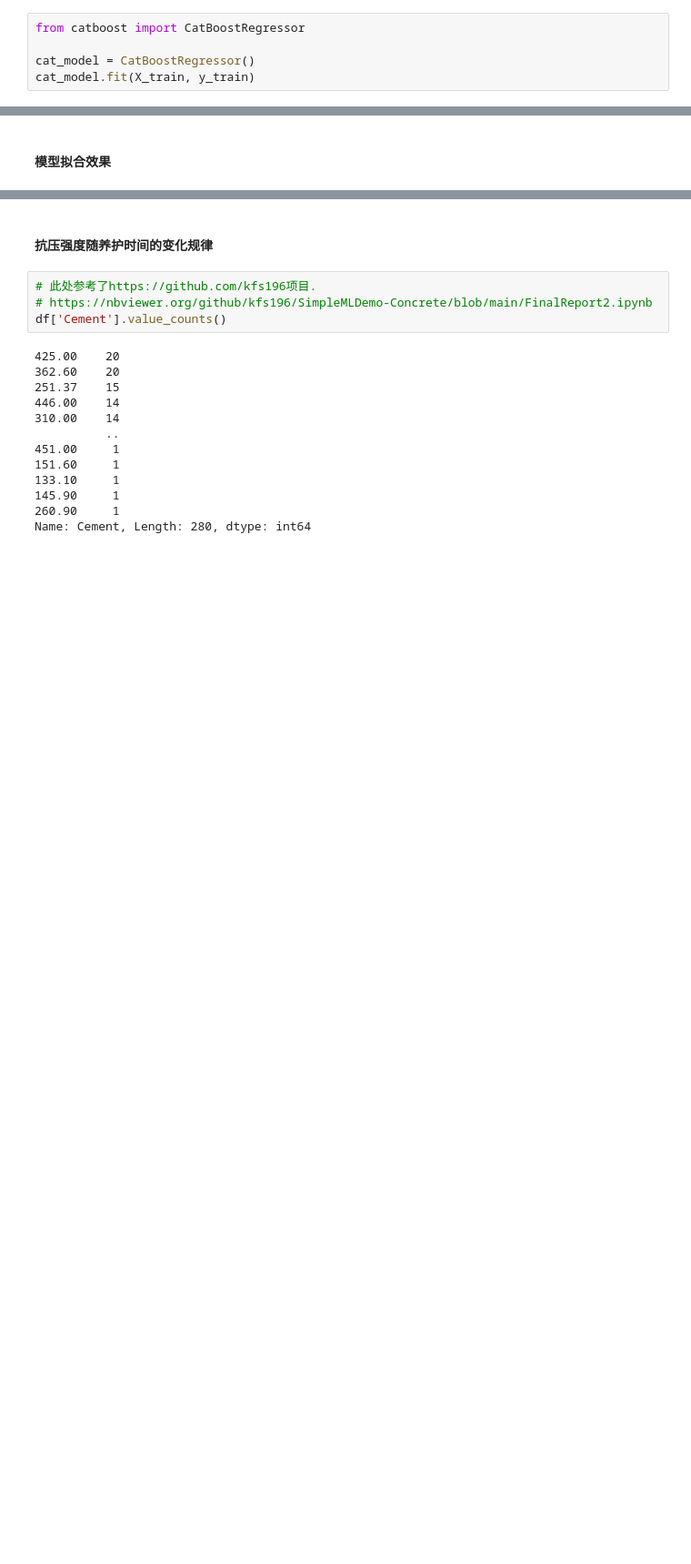
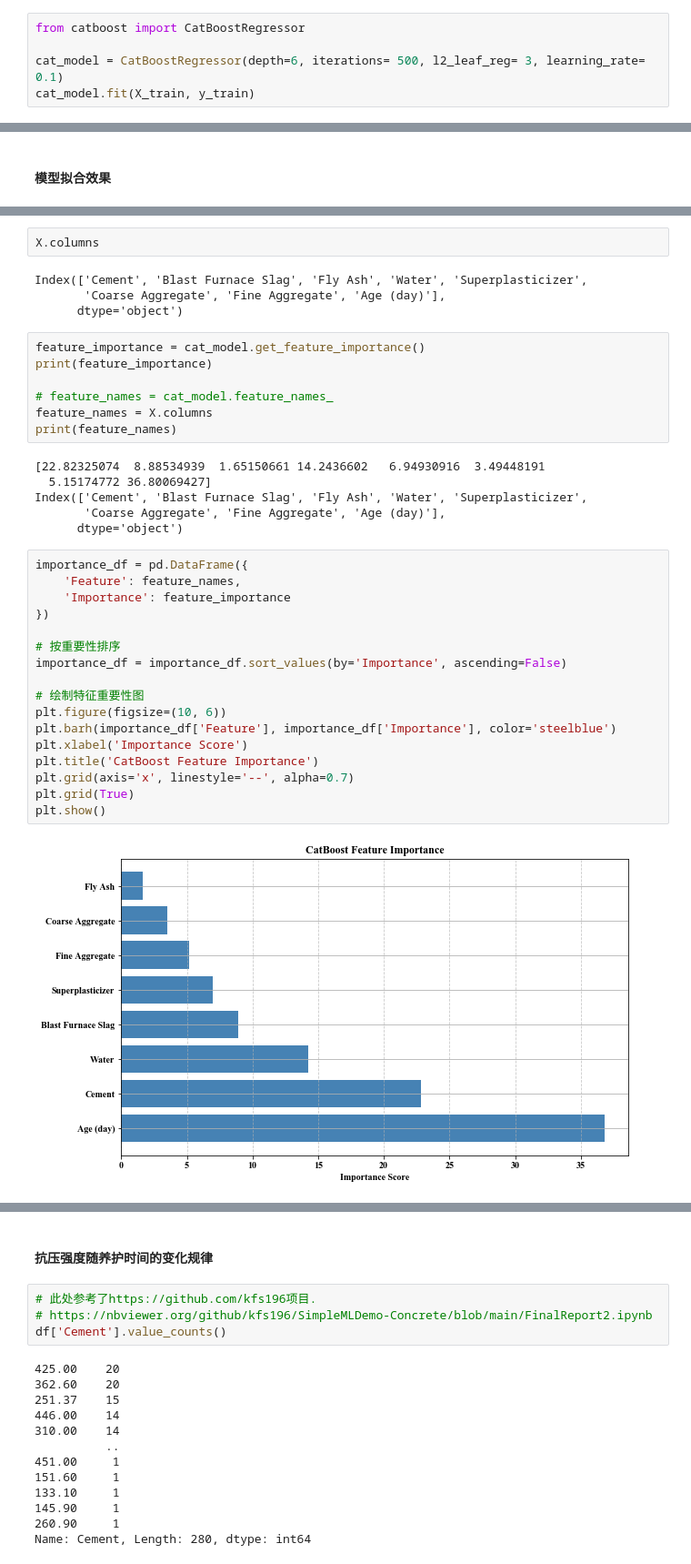
Before and after one commit to YaoXiao-CS/Work-Project-Collection, a Jupyter notebook: ML-利用机器学习预测混凝土抗压强度/【补充内容2】.ipynb, the cells around one changed output, grey strips where cells are left out. Shown at 91% size. Drawn from its saved outputs; the diff is of its cells as text; blank space fills up the shorter version.

```diff
--- a/ML-利用机器学习预测混凝土抗压强度/【补充内容2】.ipynb
+++ b/ML-利用机器学习预测混凝土抗压强度/【补充内容2】.ipynb
@@ -62,6 +66,6 @@ X_test = sc.transform(X_test)
 # %%
 from catboost import CatBoostRegressor
 
-cat_model = CatBoostRegressor()
+cat_model = CatBoostRegressor(depth=6, iterations= 500, l2_leaf_reg= 3, learning_rate= 0.1)
 cat_model.fit(X_train, y_train)
 # %% [output]
@@ -130,0 +138,38 @@ plt.show()
+# %%
+X.columns
+# %% [output]
+Index(['Cement', 'Blast Furnace Slag', 'Fly Ash', 'Water', 'Superplasticizer',
+       'Coarse Aggregate', 'Fine Aggregate', 'Age (day)'],
+      dtype='object')
+# %%
+feature_importance = cat_model.get_feature_importance()
+print(feature_importance)
+
+# feature_names = cat_model.feature_names_
+feature_names = X.columns
+print(feature_names)
+# %% [output]
+[22.82325074  8.88534939  1.65150661 14.2436602   6.94930916  3.49448191
+  5.15174772 36.80069427]
+Index(['Cement', 'Blast Furnace Slag', 'Fly Ash', 'Water', 'Superplasticizer',
+       'Coarse Aggregate', 'Fine Aggregate', 'Age (day)'],
+      dtype='object')
+# %%
+importance_df = pd.DataFrame({
+    'Feature': feature_names,
+    'Importance': feature_importance
+})
+
+# 按重要性排序
+importance_df = importance_df.sort_values(by='Importance', ascending=False)
+
+# 绘制特征重要性图
+plt.figure(figsize=(10, 6))
+plt.barh(importance_df['Feature'], importance_df['Importance'], color='steelblue')
+plt.xlabel('Importance Score')
+plt.title('CatBoost Feature Importance')
+plt.grid(axis='x', linestyle='--', alpha=0.7)
+plt.grid(True)
+plt.show()
+# %% [output]
+[figure, added]
```
Also changed, not shown: parts of 34 cells of this notebook, 5 other files.
